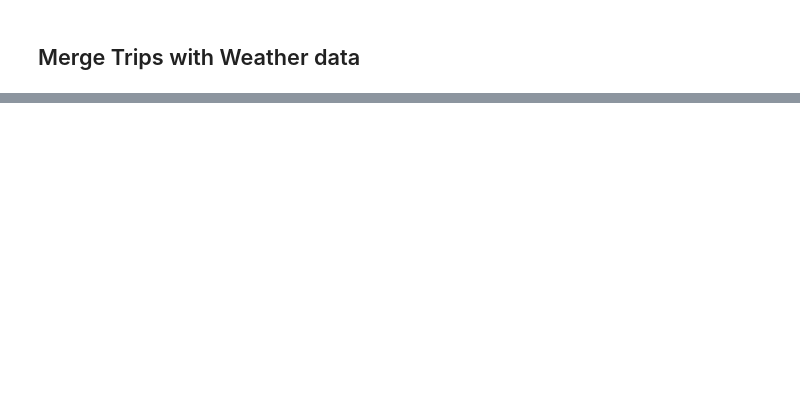
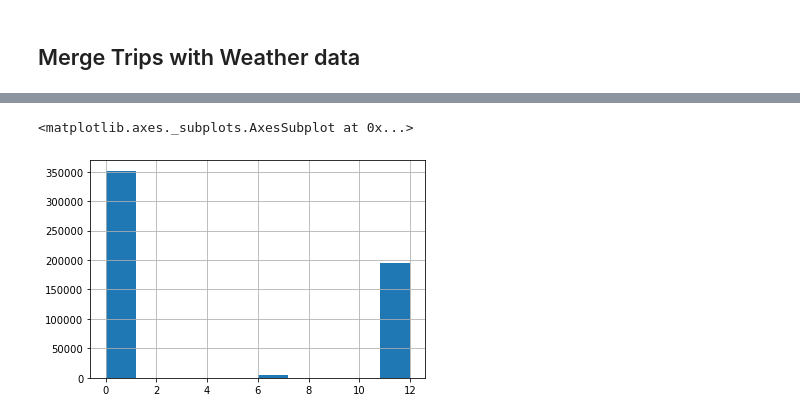
Before and after one commit to mulko93/AAA_Jupyter_Explorers, a Jupyter notebook: notebooks/01_CreateTripData.ipynb, the cells around one changed output, grey strips where cells are left out. Drawn from its saved outputs; the diff is of its cells as text; code cells hidden in the pictures; blank space fills up the shorter version.

```diff
--- a/notebooks/01_CreateTripData.ipynb
+++ b/notebooks/01_CreateTripData.ipynb
@@ -215,0 +266,5 @@ df_full.head()
+# %%
+df_full["p_place_type_start"].hist()
+# %% [output]
+<matplotlib.axes._subplots.AxesSubplot at 0x...>
+[figure, added]
```
Also changed, not shown: parts of 15 cells of this notebook.
